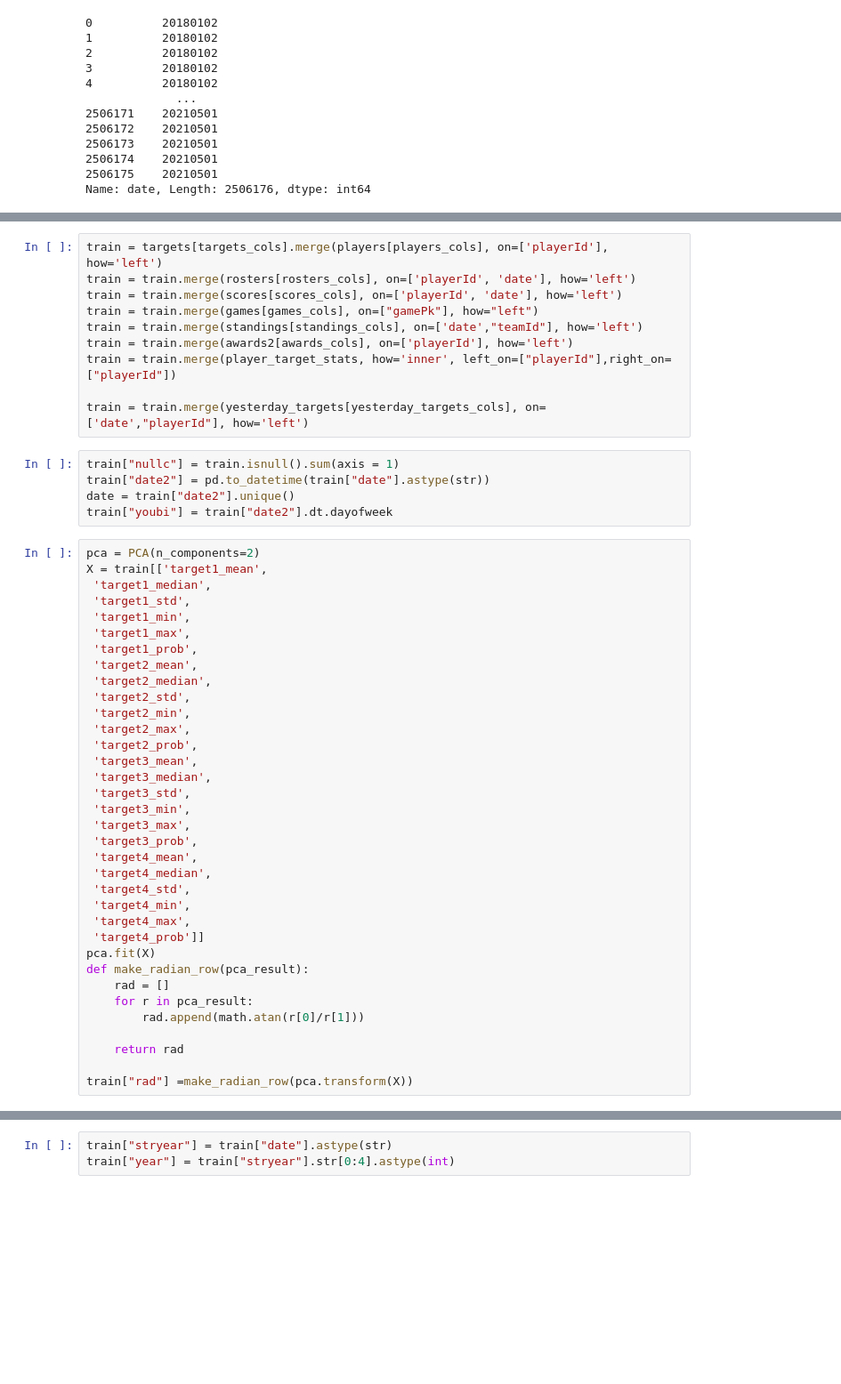
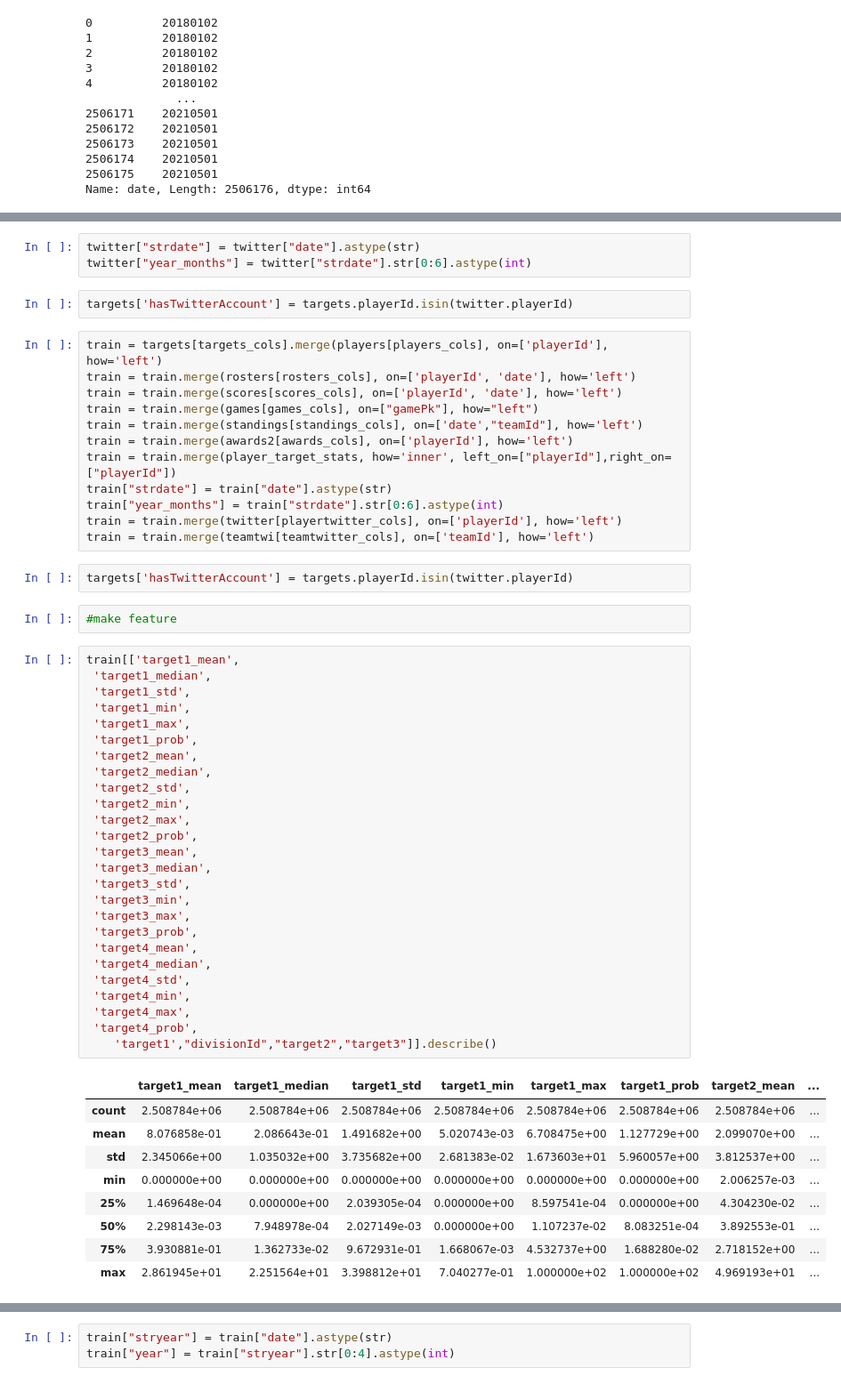
Before and after one commit to a-f-may/mlb, a Jupyter notebook: submit2.ipynb, the cells around one changed output, grey strips where cells are left out. Shown: that part at 89% size. Drawn from its saved outputs; the diff is of its cells as text; blank space fills up the shorter version.

```diff
--- a/submit2.ipynb
+++ b/submit2.ipynb
@@ -402,3 +424,8 @@ feature_cols4 = ['label_playerId', 'label_primaryPositionName', 'label_teamId',
+# %%
+twitter["strdate"] = twitter["date"].astype(str)
+twitter["year_months"] = twitter["strdate"].str[0:6].astype(int)
+# %%
+targets['hasTwitterAccount'] = targets.playerId.isin(twitter.playerId)
 # %%
 train = targets[targets_cols].merge(players[players_cols], on=['playerId'], how='left')
 train = train.merge(rosters[rosters_cols], on=['playerId', 'date'], how='left')
@@ -407,45 +434,47 @@ train = train.merge(games[games_cols], on=["gamePk"], how="left")
 train = train.merge(standings[standings_cols], on=['date',"teamId"], how='left')
 train = train.merge(awards2[awards_cols], on=['playerId'], how='left')
 train = train.merge(player_target_stats, how='inner', left_on=["playerId"],right_on=["playerId"])
-
-train = train.merge(yesterday_targets[yesterday_targets_cols], on=['date',"playerId"], how='left')
+train["strdate"] = train["date"].astype(str)
+train["year_months"] = train["strdate"].str[0:6].astype(int)
+train = train.merge(twitter[playertwitter_cols], on=['playerId'], how='left')
+train = train.merge(teamtwi[teamtwitter_cols], on=['teamId'], how='left')
-# %%
-train["nullc"] = train.isnull().sum(axis = 1)
-train["date2"] = pd.to_datetime(train["date"].astype(str))
-date = train["date2"].unique()
-train["youbi"] = train["date2"].dt.dayofweek
+# %%
+targets['hasTwitterAccount'] = targets.playerId.isin(twitter.playerId)
+# %%
+#make feature
 # %%
-pca = PCA(n_components=2)
-X = train[['target1_mean',
+train[['target1_mean',
  'target1_median',
  'target1_std',
  'target1_min',
  'target1_max',
  'target1_prob',
  'target2_mean',
  'target2_median',
  'target2_std',
  'target2_min',
  'target2_max',
  'target2_prob',
  'target3_mean',
  'target3_median',
  'target3_std',
  'target3_min',
  'target3_max',
  'target3_prob',
  'target4_mean',
  'target4_median',
  'target4_std',
  'target4_min',
  'target4_max',
- 'target4_prob']]
-pca.fit(X)
-def make_radian_row(pca_result):
-    rad = []
-    for r in pca_result:
-        rad.append(math.atan(r[0]/r[1]))
-
-    return rad
-
-train["rad"] =make_radian_row(pca.transform(X))
+ 'target4_prob',
+    'target1',"divisionId","target2","target3"]].describe()
+# %% [output]
+|  | target1_mean | target1_median | target1_std | target1_min | target1_max | target1_prob | target2_mean | ... |
+| count | 2.508784e+06 | 2.508784e+06 | 2.508784e+06 | 2.508784e+06 | 2.508784e+06 | 2.508784e+06 | 2.508784e+06 | ... |
+| mean | 8.076858e-01 | 2.086643e-01 | 1.491682e+00 | 5.020743e-03 | 6.708475e+00 | 1.127729e+00 | 2.099070e+00 | ... |
+| std | 2.345066e+00 | 1.035032e+00 | 3.735682e+00 | 2.681383e-02 | 1.673603e+01 | 5.960057e+00 | 3.812537e+00 | ... |
+| min | 0.000000e+00 | 0.000000e+00 | 0.000000e+00 | 0.000000e+00 | 0.000000e+00 | 0.000000e+00 | 2.006257e-03 | ... |
+| 25% | 1.469648e-04 | 0.000000e+00 | 2.039305e-04 | 0.000000e+00 | 8.597541e-04 | 0.000000e+00 | 4.304230e-02 | ... |
+| 50% | 2.298143e-03 | 7.948978e-04 | 2.027149e-03 | 0.000000e+00 | 1.107237e-02 | 8.083251e-04 | 3.892553e-01 | ... |
+| 75% | 3.930881e-01 | 1.362733e-02 | 9.672931e-01 | 1.668067e-03 | 4.532737e+00 | 1.688280e-02 | 2.718152e+00 | ... |
+| max | 2.861945e+01 | 2.251564e+01 | 3.398812e+01 | 7.040277e-01 | 1.000000e+02 | 1.000000e+02 | 4.969193e+01 | ... |
```
Also changed, not shown: parts of 26 cells of this notebook.
